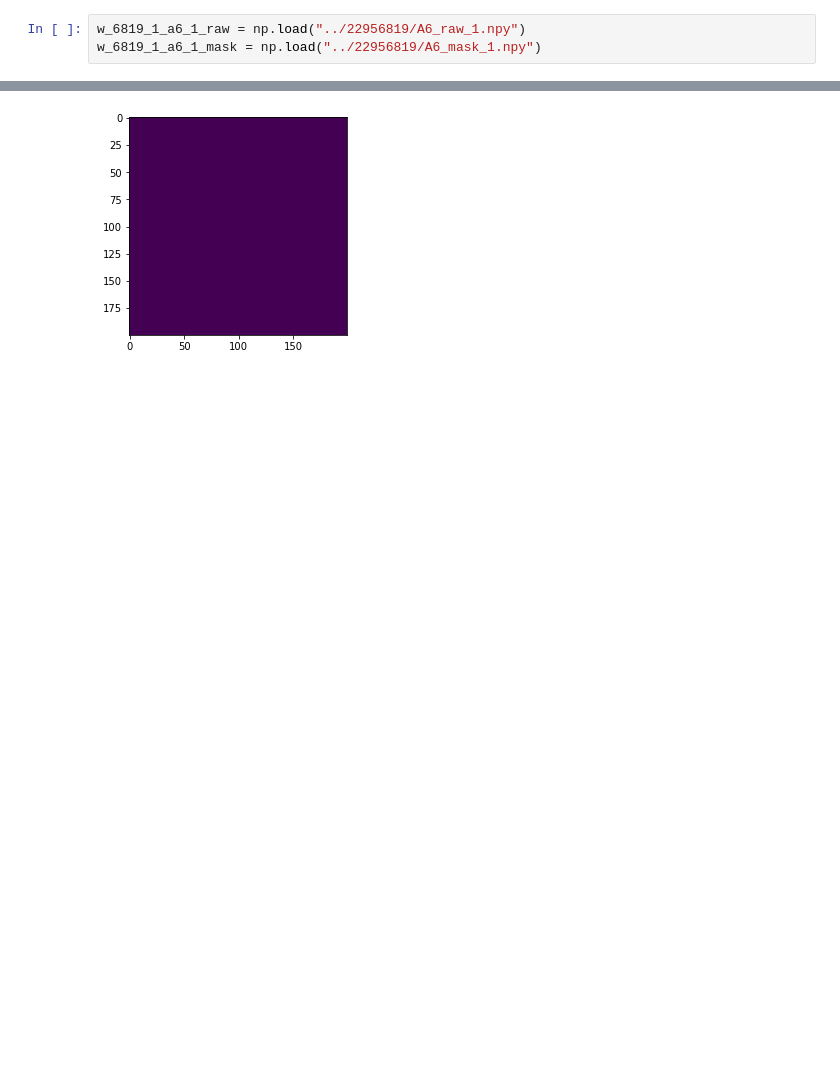
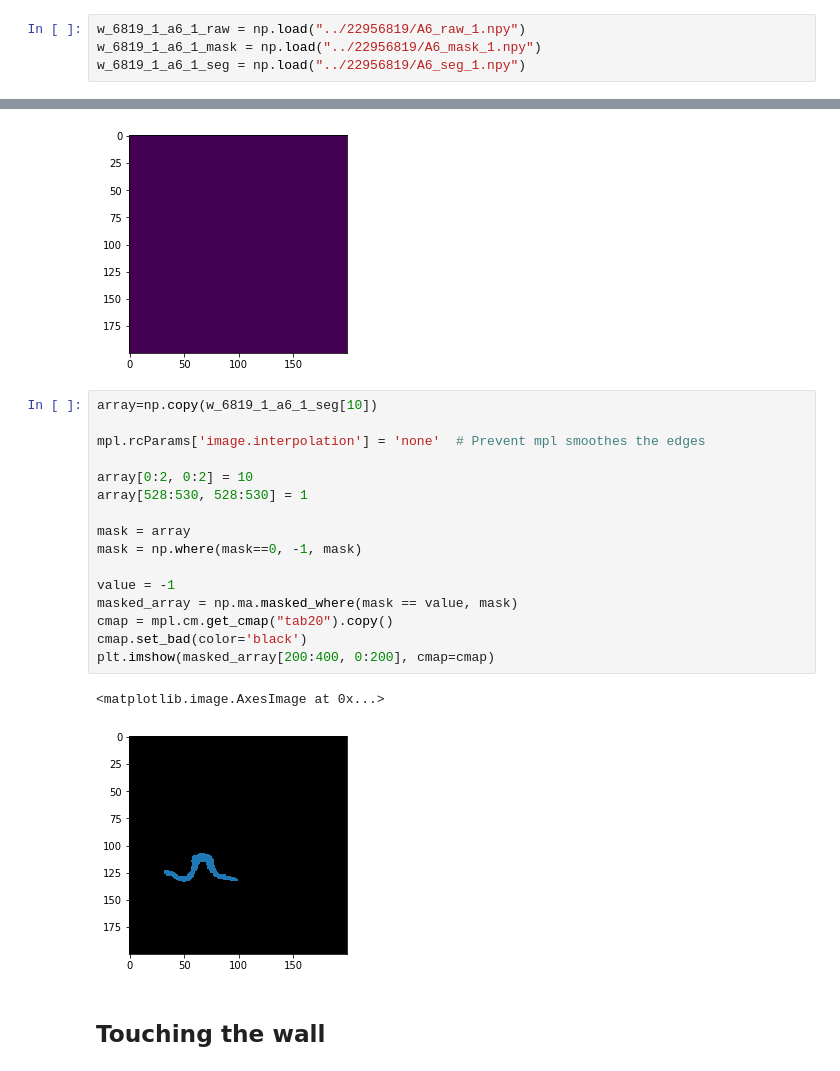
Before and after one commit to RosaryYao/msc_wormtracking, a Jupyter notebook: results.ipynb, the cells around one changed output, grey strips where cells are left out. Cells and saved outputs as stored; diff of their text form; blank space fills up the shorter version.

Commit message:
drawn more results on overlap, well-touching worms

```diff
--- a/results.ipynb
+++ b/results.ipynb
@@ -185,6 +198,7 @@ import numpy as np
 # %%
 w_6819_1_a6_1_raw = np.load("../22956819/A6_raw_1.npy")
 w_6819_1_a6_1_mask = np.load("../22956819/A6_mask_1.npy")
+w_6819_1_a6_1_seg = np.load("../22956819/A6_seg_1.npy")
 # %%
 plt.imshow(w_6819_1_a6_1_raw[10][200:400, 0:200])
 # %% [output]
@@ -199,3 +213,24 @@ plt.imshow(w_6819_1_a6_1_mask[10][200:400, 0:200])
 # %% [output]
 <matplotlib.image.AxesImage at 0x...>
 [figure]
+# %%
+array=np.copy(w_6819_1_a6_1_seg[10])
+
+mpl.rcParams['image.interpolation'] = 'none'  # Prevent mpl smoothes the edges
+
+array[0:2, 0:2] = 10
+array[528:530, 528:530] = 1
+
+mask = array
+mask = np.where(mask==0, -1, mask)
+
+value = -1
+masked_array = np.ma.masked_where(mask == value, mask)
+cmap = mpl.cm.get_cmap("tab20").copy()
+cmap.set_bad(color='black')
+plt.imshow(masked_array[200:400, 0:200], cmap=cmap)
+# %% [output]
+<matplotlib.image.AxesImage at 0x...>
+[figure, added]
+# %% [markdown]
+## Touching the wall
```
Also changed, not shown: parts of 16 cells of this notebook.
